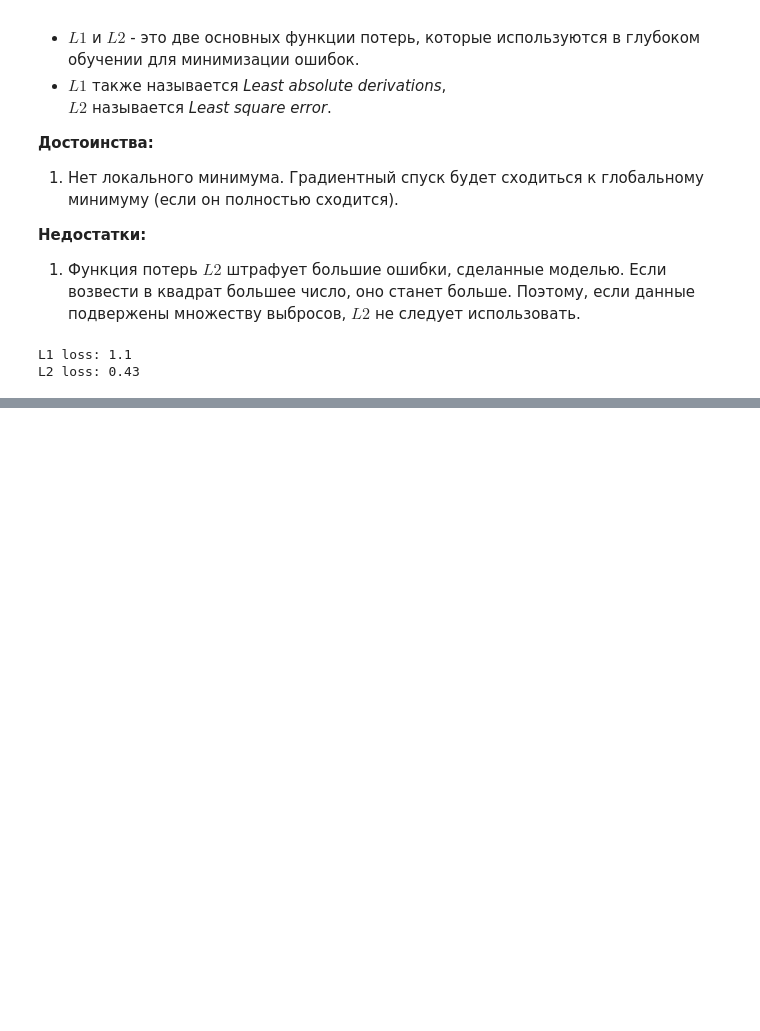
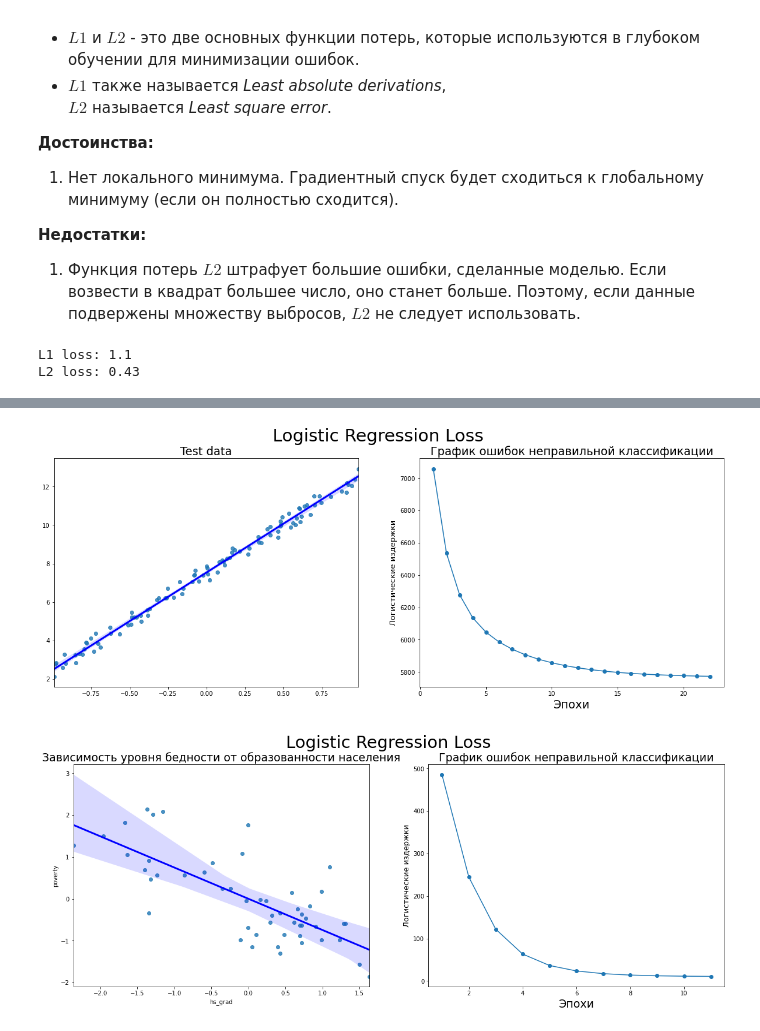
Before and after one commit to Artexxx/Artem-python, a Jupyter notebook: algorithms/Model Optimization Methods/Activation Functions and Loss functions.ipynb, the cells around one changed output, grey strips where cells are left out. Drawn from its saved outputs; the diff is of its cells as text; code cells hidden in the pictures; blank space fills up the shorter version.

Commit message:
add Logistic Regression

```diff
--- a/algorithms/Model Optimization Methods/Activation Functions and Loss functions.ipynb
+++ b/algorithms/Model Optimization Methods/Activation Functions and Loss functions.ipynb
@@ -548,0 +451,43 @@ TypeError: append() takes exactly one argument (0 given)
+# %%
+def BCE(yhat, output):
+    output = sigmoid(output)
+    return np.absolute(-yhat.dot(np.log(output)) - ((1 - yhat).dot(np.log(1 - output))))
+
+def update_weights_BCE(w, b, X, Y, learning_rate):
+    w_deriv = 0
+    b_deriv = 0
+
+    N = len(X)
+    for i in range(N-1):
+        # Вычисление частных производных
+        w_deriv += (- X[i]) * (- w * X[i] - b + Y[i])
+        b_deriv +=  w * X[i] +   b -  Y[i]
+
+    w -= learning_rate * (w_deriv / float(N))
+    b -= learning_rate * (b_deriv / float(N))
+    return w, b
+
+#_______________________________________________________________________________________________Test data
+X, Y = get_test_data()
+wlist, blist, errors = gradient_descent(X, Y,
+                                        update_weights_BCE, loss_function=BCE,
+                                        learning_rate=0.6, n_iter=100)
+best_w, best_b = wlist[-1], blist[-1]
+visualize_gradient_descent(X, Y,
+                           best_w, best_b, errors,
+                           title_loss_func='Logistic Regression Loss',
+                           ylabel_second_plot='Логистические издержки',)
+#_______________________________________________________________________________________________ Real data
+X, Y = get_real_data()
+wlist, blist, errors = gradient_descent(X, Y,
+                                        update_weights_BCE, loss_function=BCE,
+                                        learning_rate=0.5, n_iter=100)
+best_w, best_b = wlist[-1], blist[-1]
+visualize_gradient_descent(X, Y,
+                           best_w, best_b, errors,
+                           title_loss_func='Logistic Regression Loss',
+                           title_first_plot="Зависимость уровня бедности от образованности населения",
+                           ylabel_second_plot='Логистические издержки',)
+# %% [output]
+[figure, added]
+[figure, added]
```
Also changed, not shown: parts of 11 cells of this notebook.
